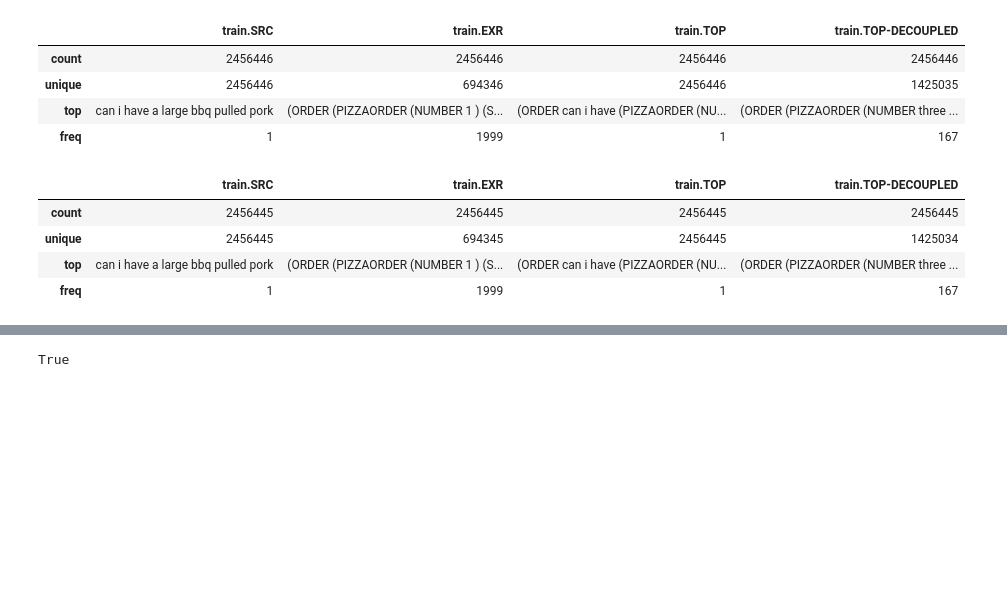
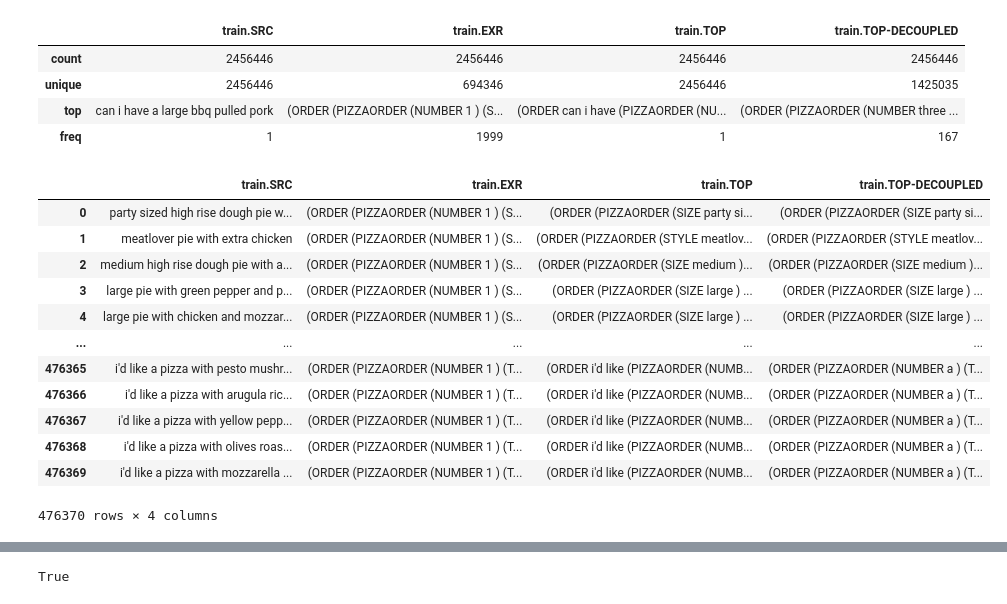
Before and after one commit to IbraheimTarek/NER-Project, a Jupyter notebook: notebooks/Bilstm_model.ipynb, the cells around one changed output, grey strips where cells are left out. Saved outputs shown, nothing was run; the diff lists cells and outputs as text; code cells hidden in the pictures; blank space fills up the shorter version.

```diff
--- a/notebooks/Bilstm_model.ipynb
+++ b/notebooks/Bilstm_model.ipynb
@@ -63,18 +63,31 @@ df.describe()
 | unique | 2456446 | 694346 | 2456446 | 1425035 |
 | top | can i have a large bbq pulled pork | (ORDER (PIZZAORDER (NUMBER 1 ) (S... | (ORDER can i have (PIZZAORDER (NU... | (ORDER (PIZZAORDER (NUMBER three ... |
 | freq | 1 | 1999 | 1 | 167 |
+# %%
+unique_exr = df['train.EXR'].value_counts()[df['train.EXR'].value_counts() == 1].index
+
+# Filter rows where 'train.EXR' is unique
+unique_related_dataset = df[df['train.EXR'].isin(unique_exr)].reset_index(drop=True)
+unique_related_dataset
+# %% [output]
+|  | train.SRC | train.EXR | train.TOP | train.TOP-DECOUPLED |
+| 0 | party sized high rise dough pie w... | (ORDER (PIZZAORDER (NUMBER 1 ) (S... | (ORDER (PIZZAORDER (SIZE party si... | (ORDER (PIZZAORDER (SIZE party si... |
+| 1 | meatlover pie with extra chicken | (ORDER (PIZZAORDER (NUMBER 1 ) (S... | (ORDER (PIZZAORDER (STYLE meatlov... | (ORDER (PIZZAORDER (STYLE meatlov... |
+| 2 | medium high rise dough pie with a... | (ORDER (PIZZAORDER (NUMBER 1 ) (S... | (ORDER (PIZZAORDER (SIZE medium )... | (ORDER (PIZZAORDER (SIZE medium )... |
+| 3 | large pie with green pepper and p... | (ORDER (PIZZAORDER (NUMBER 1 ) (S... | (ORDER (PIZZAORDER (SIZE large ) ... | (ORDER (PIZZAORDER (SIZE large ) ... |
+| 4 | large pie with chicken and mozzar... | (ORDER (PIZZAORDER (NUMBER 1 ) (S... | (ORDER (PIZZAORDER (SIZE large ) ... | (ORDER (PIZZAORDER (SIZE large ) ... |
+| ... | ... | ... | ... | ... |
+| 476365 | i'd like a pizza with pesto mushr... | (ORDER (PIZZAORDER (NUMBER 1 ) (T... | (ORDER i'd like (PIZZAORDER (NUMB... | (ORDER (PIZZAORDER (NUMBER a ) (T... |
+| 476366 | i'd like a pizza with arugula ric... | (ORDER (PIZZAORDER (NUMBER 1 ) (T... | (ORDER i'd like (PIZZAORDER (NUMB... | (ORDER (PIZZAORDER (NUMBER a ) (T... |
+| 476367 | i'd like a pizza with yellow pepp... | (ORDER (PIZZAORDER (NUMBER 1 ) (T... | (ORDER i'd like (PIZZAORDER (NUMB... | (ORDER (PIZZAORDER (NUMBER a ) (T... |
+| 476368 | i'd like a pizza with olives roas... | (ORDER (PIZZAORDER (NUMBER 1 ) (T... | (ORDER i'd like (PIZZAORDER (NUMB... | (ORDER (PIZZAORDER (NUMBER a ) (T... |
+| 476369 | i'd like a pizza with mozzarella ... | (ORDER (PIZZAORDER (NUMBER 1 ) (T... | (ORDER i'd like (PIZZAORDER (NUMB... | (ORDER (PIZZAORDER (NUMBER a ) (T... |
+476370 rows × 4 columns
 # %%
 unique_patterns = df['train.EXR'].value_counts()
-unique_patterns.describe()
-# Subset the DataFrame for rows with unique values
-unique_related_dataset = df[df['train.EXR'].isin(unique_patterns.index[:694345])] # reduce to 5000 patterns
+# # Subset the DataFrame for rows with unique values
+# unique_related_dataset = df[df['train.EXR'].isin(unique_patterns.index[:5000])] # reduce to 5000 patterns
 
-# Describe the resulting dataset
-unique_related_dataset.describe()
+# # Describe the resulting dataset
+# unique_related_dataset.describe()
-# %% [output]
-|  | train.SRC | train.EXR | train.TOP | train.TOP-DECOUPLED |
-| count | 2456445 | 2456445 | 2456445 | 2456445 |
-| unique | 2456445 | 694345 | 2456445 | 1425034 |
-| top | can i have a large bbq pulled pork | (ORDER (PIZZAORDER (NUMBER 1 ) (S... | (ORDER can i have (PIZZAORDER (NU... | (ORDER (PIZZAORDER (NUMBER three ... |
-| freq | 1 | 1999 | 1 | 167 |
 # %%
```
Also changed, not shown: parts of 20 cells of this notebook.
